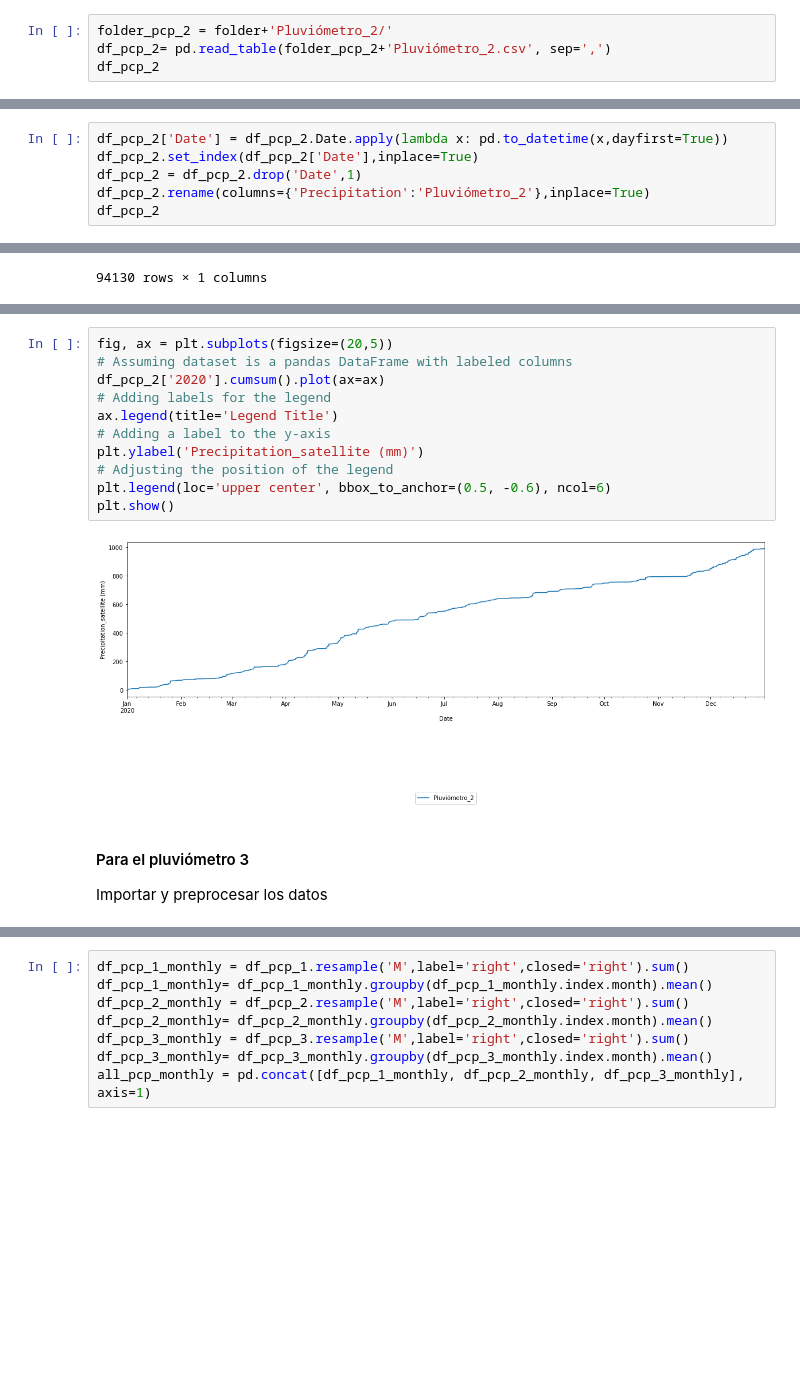
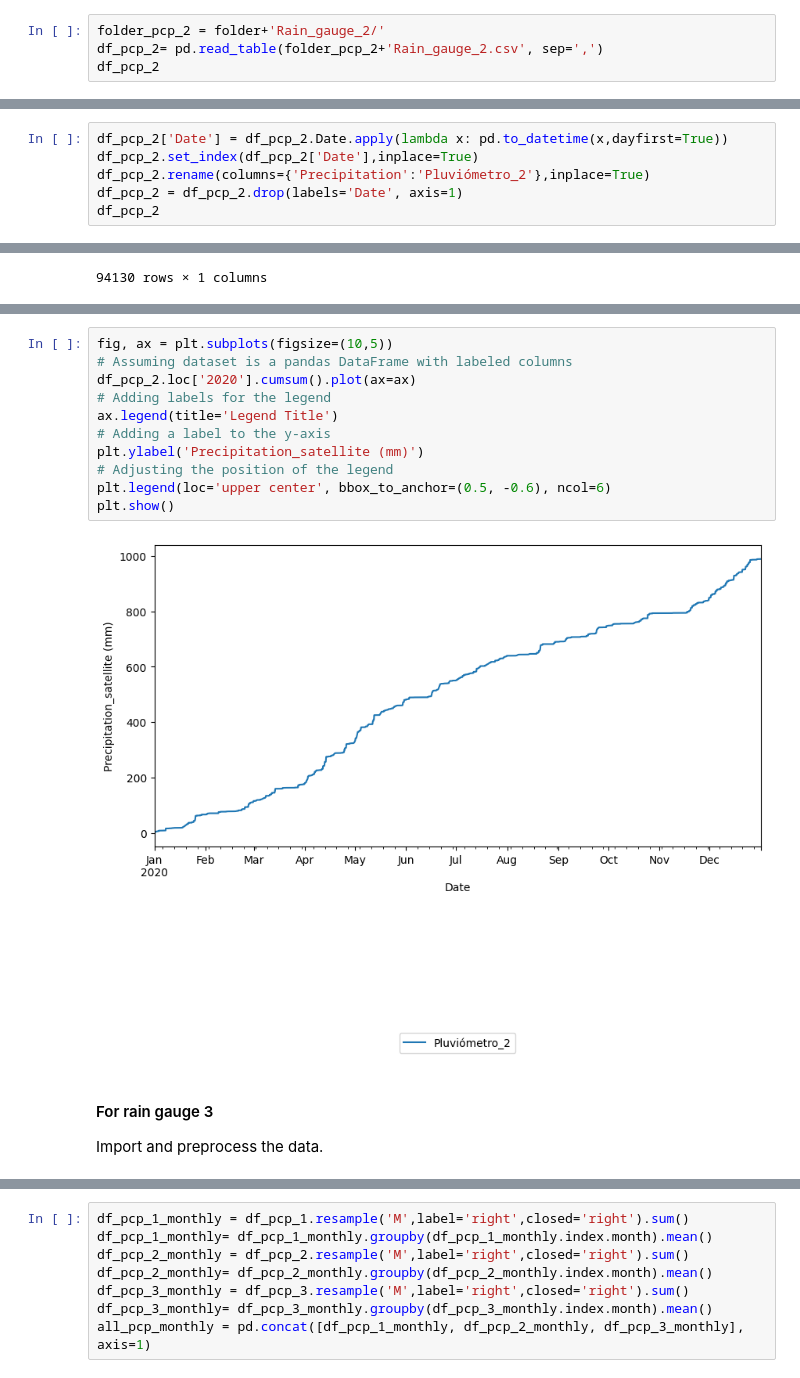
Before and after one commit to paulmunozpauta/Course_ML_hydrological_forecasting, a Jupyter notebook: notebooks/3_ML_forecasting.ipynb, the cells around one changed output, grey strips where cells are left out. Drawn from its saved outputs; the diff is of its cells as text; blank space fills up the shorter version.

```diff
--- a/notebooks/3_ML_forecasting.ipynb
+++ b/notebooks/3_ML_forecasting.ipynb
@@ -413,6 +412,6 @@ Importar y preprocesar los datos
 # %%
-folder_pcp_2 = folder+'Pluviómetro_2/'
-df_pcp_2= pd.read_table(folder_pcp_2+'Pluviómetro_2.csv', sep=',')
+folder_pcp_2 = folder+'Rain_gauge_2/'
+df_pcp_2= pd.read_table(folder_pcp_2+'Rain_gauge_2.csv', sep=',')
 df_pcp_2
 # %% [output]
 |  | Date | Precipitation |
@@ -433,8 +432,8 @@ Operaciones para crear un dataframe manejable
 # %%
 df_pcp_2['Date'] = df_pcp_2.Date.apply(lambda x: pd.to_datetime(x,dayfirst=True))
 df_pcp_2.set_index(df_pcp_2['Date'],inplace=True)
-df_pcp_2 = df_pcp_2.drop('Date',1)
 df_pcp_2.rename(columns={'Precipitation':'Pluviómetro_2'},inplace=True)
+df_pcp_2 = df_pcp_2.drop(labels='Date', axis=1)
 df_pcp_2
 # %% [output]
 |  | Pluviómetro_2 |
@@ -471,19 +470,18 @@ Graficar la precipitacióm acumulada del año 2020 de la serie importada
 # %%
-fig, ax = plt.subplots(figsize=(20,5))
+fig, ax = plt.subplots(figsize=(10,5))
 # Assuming dataset is a pandas DataFrame with labeled columns
-df_pcp_2['2020'].cumsum().plot(ax=ax)
+df_pcp_2.loc['2020'].cumsum().plot(ax=ax)
 # Adding labels for the legend
 ax.legend(title='Legend Title')
 # Adding a label to the y-axis
 plt.ylabel('Precipitation_satellite (mm)')
 # Adjusting the position of the legend
 plt.legend(loc='upper center', bbox_to_anchor=(0.5, -0.6), ncol=6)
 plt.show()
 # %% [output]
-[figure, old version]
+[figure, new version]
 # %% [markdown]
-#### Para el pluviómetro 3
+#### For rain gauge 3
 
-
-Importar y preprocesar los datos
+Import and preprocess the data.
 # %%
```
Also changed, not shown: parts of 85 cells of this notebook, 7 other files.
